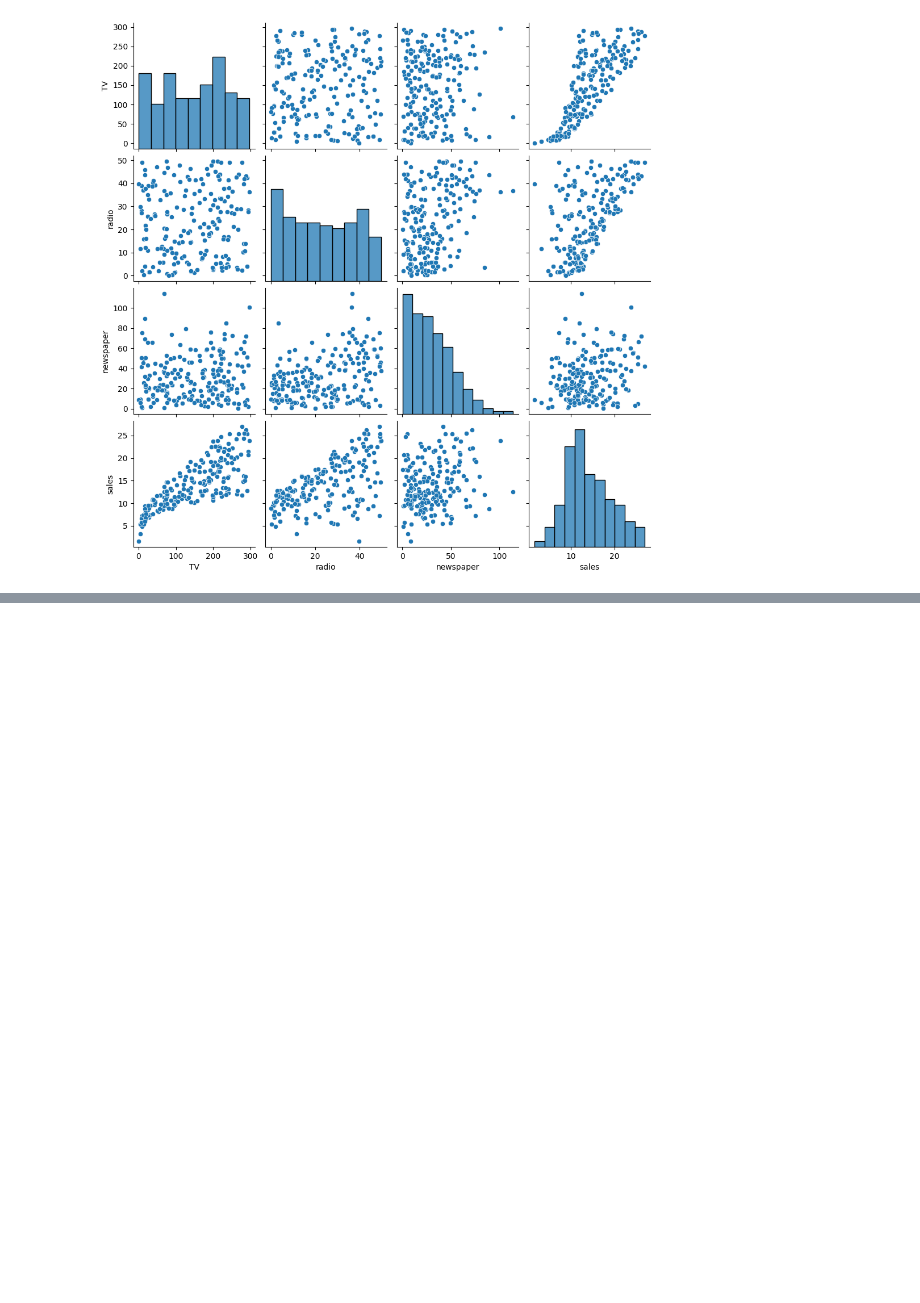
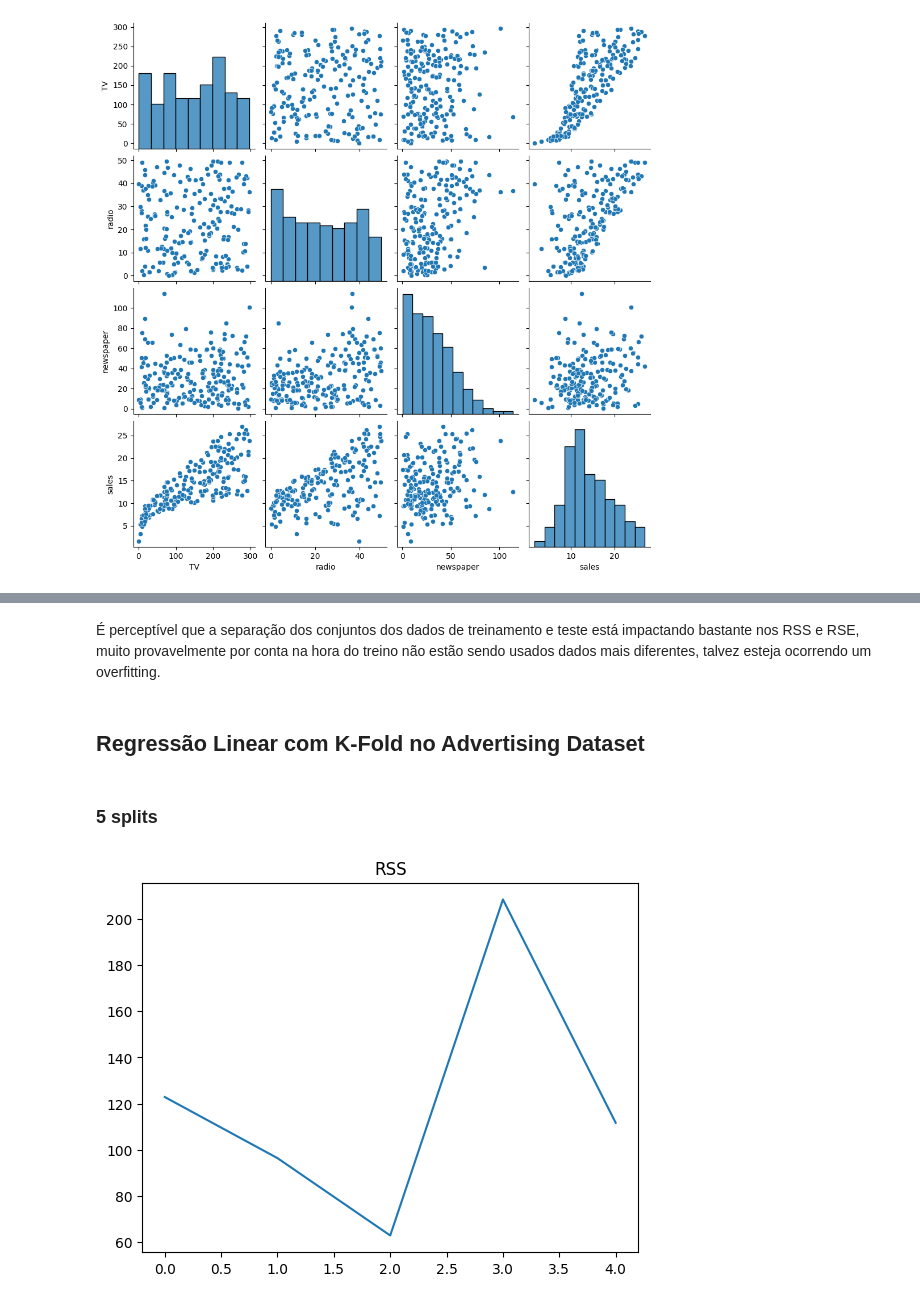
Before and after one commit to manoelmms/IntroMachineLearning, a Jupyter notebook: Tarefa 2 - Regressão Linear/Tarefa 2.ipynb, the cells around one changed output, grey strips where cells are left out. Drawn from its saved outputs; the diff is of its cells as text; code cells hidden in the pictures; blank space fills up the shorter version.

```diff
--- a/Tarefa 2 - Regressão Linear/Tarefa 2.ipynb
+++ b/Tarefa 2 - Regressão Linear/Tarefa 2.ipynb
@@ -357,0 +553,27 @@ Coefficients of the linear regression model using the sklearn library without sp
+# %% [markdown]
+É perceptível que a separação dos conjuntos dos dados de treinamento e teste está impactando bastante nos RSS e RSE, muito provavelmente por conta na hora do treino não estão sendo usados dados mais diferentes, talvez esteja ocorrendo um overfitting.
+# %% [markdown]
+## Regressão Linear com K-Fold no Advertising Dataset
+# %% [markdown]
+### 5 splits
+# %%
+from sklearn.model_selection import KFold
+
+kf = KFold(n_splits=5)
+
+RSSs = []
+RSEs = []
+
+for train_index, test_index in kf.split(X):
+    X_train, X_test = X.values[train_index], X.values[test_index]
+    y_train, y_test = y.values[train_index], y.values[test_index]
+    coeff = linearRegressionModel(X_train, y_train)
+    Y_pred = dot(np.hstack((np.ones((X_test.shape[0], 1)), X_test)), coeff)
+    RSSs.append(RSS(y_test, Y_pred))
+    RSEs.append(RSE(y_test, Y_pred))
+
+plt.plot(RSSs)
+plt.title('RSS')
+plt.show()
+# %% [output]
+[figure, added]
```
Also changed, not shown: parts of 38 cells of this notebook.
